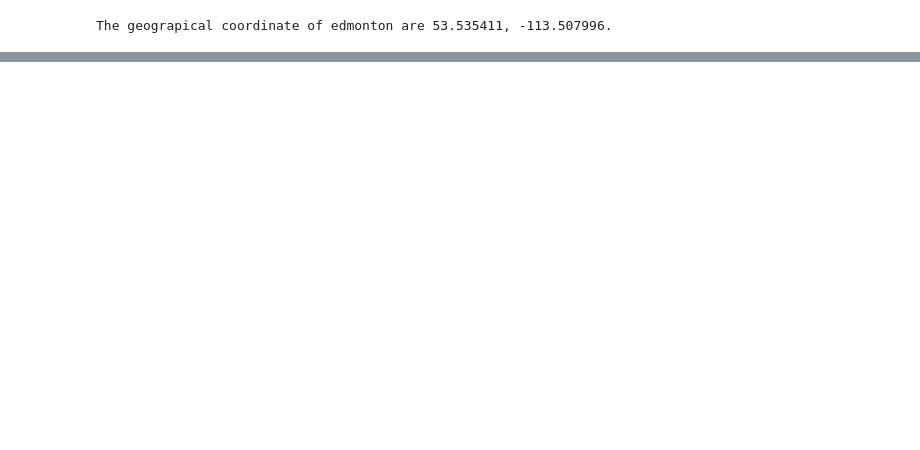
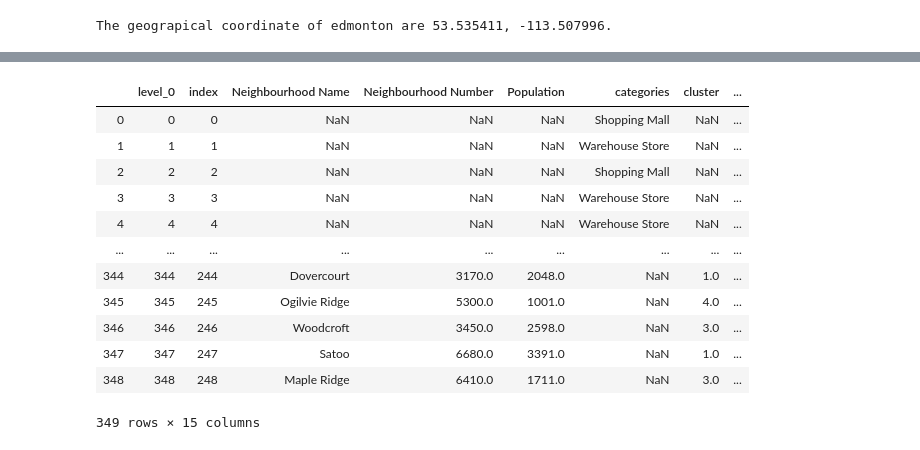
Before and after one commit to JayGeisler/Coursera_Capstone, a Jupyter notebook: Edmonton_metro.ipynb, the cells around one changed output, grey strips where cells are left out. Saved outputs shown, nothing was run; the diff lists cells and outputs as text; code cells hidden in the pictures; blank space fills up the shorter version.

```diff
--- a/Edmonton_metro.ipynb
+++ b/Edmonton_metro.ipynb
@@ -486,0 +682,5 @@ def getNearbyVenues(names, latitudes, longitudes, radius=500):
+# %%
+# add clustering labels
+edm_hood_total.insert(loc = 0, column = 'Cluster Labels', value = kmeans.labels_)
+
+edm_hood_total
@@ -486,0 +745,43 @@ def getNearbyVenues(names, latitudes, longitudes, radius=500):
+# %%
+#add a type to each dataframe to identify if it is a venue or a neighbourhood
+edm_venues['type'] = 1
+
+hood_clusters['type'] = 2
+hood_clusters['lat'] = edm_hood_total['Latitude']
+hood_clusters['lng'] = edm_hood_total['Longitude']
+hood_clusters['Population'] = edm_hood_total['Population']
+# %%
+from sklearn import preprocessing
+# add a normalized population column
+
+# Create x, where x the 'scores' column's values as floats
+x = edm_hood_total[['Population']].values.astype(float)
+
+# Create a minimum and maximum processor object
+min_max_scaler = preprocessing.MinMaxScaler()
+
+# Create an object to transform the data to fit minmax processor
+x_scaled = min_max_scaler.fit_transform(x)
+
+
+hood_clusters['norm Pop'] = x_scaled
+# %%
+#combine a map of venues and hoodclusters
+edm_venue_and_hood = pd.concat([edm_venues,hood_clusters], sort = True)
+# %%
+edm_venue_and_hood.reset_index(inplace = True)
+edm_venue_and_hood
+# %% [output]
+|  | level_0 | index | Neighbourhood Name | Neighbourhood Number | Population | categories | cluster | ... |
+| 0 | 0 | 0 | NaN | NaN | NaN | Shopping Mall | NaN | ... |
+| 1 | 1 | 1 | NaN | NaN | NaN | Warehouse Store | NaN | ... |
+| 2 | 2 | 2 | NaN | NaN | NaN | Shopping Mall | NaN | ... |
+| 3 | 3 | 3 | NaN | NaN | NaN | Warehouse Store | NaN | ... |
+| 4 | 4 | 4 | NaN | NaN | NaN | Warehouse Store | NaN | ... |
+| ... | ... | ... | ... | ... | ... | ... | ... | ... |
+| 344 | 344 | 244 | Dovercourt | 3170.0 | 2048.0 | NaN | 1.0 | ... |
+| 345 | 345 | 245 | Ogilvie Ridge | 5300.0 | 1001.0 | NaN | 4.0 | ... |
+| 346 | 346 | 246 | Woodcroft | 3450.0 | 2598.0 | NaN | 3.0 | ... |
+| 347 | 347 | 247 | Satoo | 6680.0 | 3391.0 | NaN | 1.0 | ... |
+| 348 | 348 | 248 | Maple Ridge | 6410.0 | 1711.0 | NaN | 3.0 | ... |
+349 rows × 15 columns
```
Also changed, not shown: parts of 64 cells of this notebook, 10 other files.
